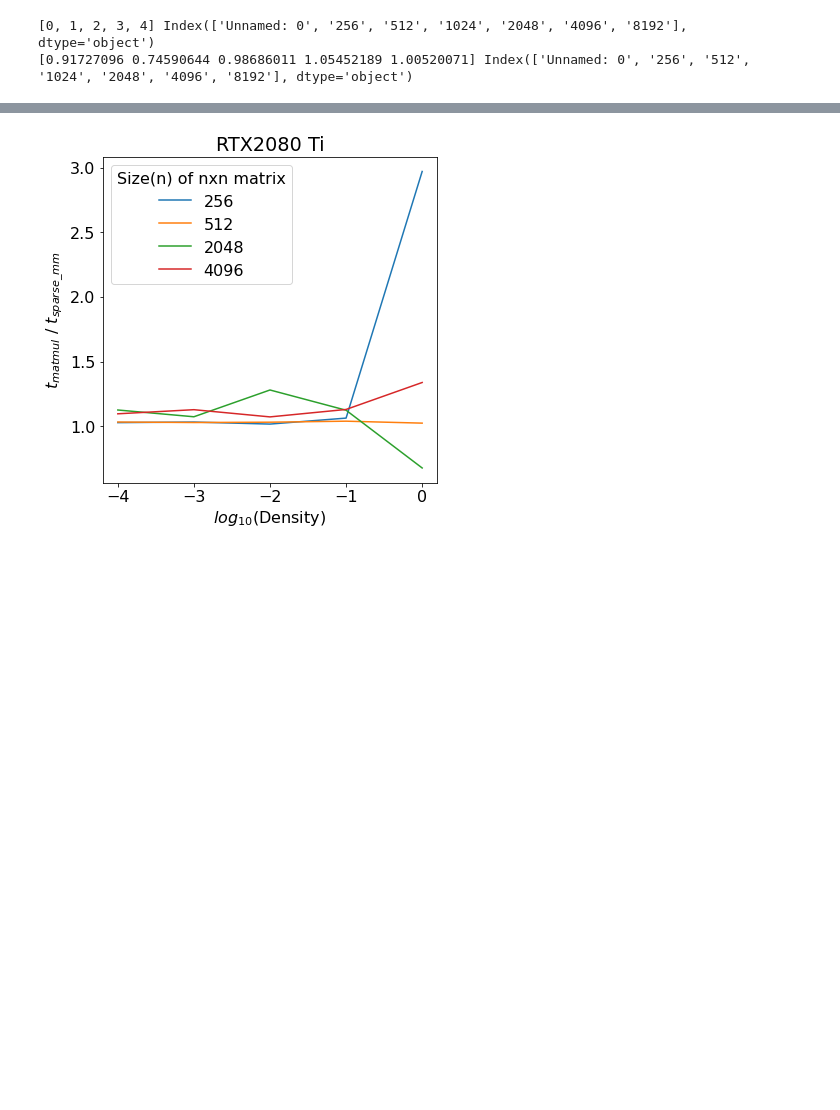
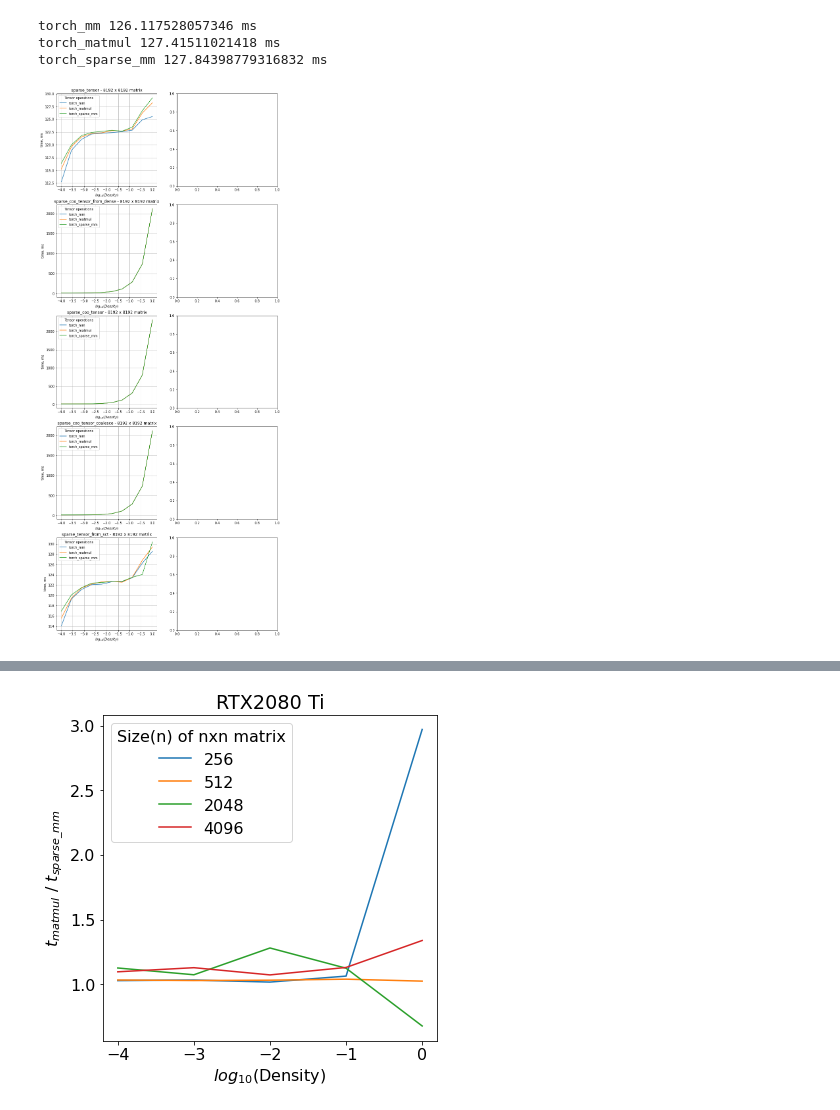
Before and after one commit to ftmtk/playground, a Jupyter notebook: test_pytorch_sparse_visualization.ipynb, the cells around one changed output, grey strips where cells are left out. Saved outputs shown, nothing was run; the diff lists cells and outputs as text; code cells hidden in the pictures; blank space fills up the shorter version.

Commit message:
Experiment different tensor initialising methods

```diff
--- a/test_pytorch_sparse_visualization.ipynb
+++ b/test_pytorch_sparse_visualization.ipynb
@@ -10,6 +6,46 @@ df_dvs_cpu = pd.read_csv(paths[1])
-# %%
-print(list(map(int , list(df_dvs_cpu.index))), df_dvs_cpu.columns)
-print(df_dvs_cpu.iloc[:]['256'].values, df_dvs_cpu.columns)
-# %% [output]
-[0, 1, 2, 3, 4] Index(['Unnamed: 0', '256', '512', '1024', '2048', '4096', '8192'], dtype='object')
-[0.91727096 0.74590644 0.98686011 1.05452189 1.00520071] Index(['Unnamed: 0', '256', '512', '1024', '2048', '4096', '8192'], dtype='object')
+# %%
+dict_results = None
+filename = 'test_sparse_matrix_gpu_sizes8192.json'
+with open(filename, 'r') as fp:
+    dict_results = json.load(fp)
+# %%
+for key, itms in dict_results.items():
+    mean = np.mean(list(map(float, itms['dense_tensor']['8192'].values())))*1000
+    print(key, mean, 'ms')
+# %% [output]
+torch_mm 126.117528057346 ms
+torch_matmul 127.41511021418 ms
+torch_sparse_mm 127.84398779316832 ms
+# %%
+def _plot_comp_tensormethods_vs_sizes_accross_tensorops(dict_results):
+    tensor_ops = list(dict_results.keys())
+    tensor_methods = list(dict_results[tensor_ops[0]].keys())
+    sizes = list(dict_results[tensor_ops[0]][tensor_methods[0]].keys())
+    densities = list(dict_results[tensor_ops[0]][tensor_methods[0]][sizes[0]].keys())
+
+    ref_name = 'dense_tensor'
+    tensor_methods.remove(ref_name)
+
+    nrows, ncols = len(tensor_methods), len(sizes) + 1
+    fig, axes = plt.subplots(nrows, ncols, figsize=(ncols*6, nrows*6))
+
+    for r, method in enumerate(tensor_methods):
+        for c, size in enumerate(sorted(sizes)):
+            for op in tensor_ops:
+                xvals = np.log10(list(map(float, densities)))
+                yvals = np.array(list(map(float, dict_results[op][method][size].values())))
+                # yvals = (ref_vals / yvals - 1) * 100
+                yvals = yvals * 1000
+                axes[r][c].plot(xvals, yvals, label=str(op))
+
+            axes[r][c].legend(title='Tensor operations')
+            axes[r][c].set_title(f'{method} - {size} x {size} matrix')
+            axes[r][c].set_xlabel(r'$log_{10}(Density)$')
+            axes[r][c].set_ylabel(f'time, ms')
+            axes[r][c].grid()
+    return fig, axes
+
+fig, axes = _plot_comp_tensormethods_vs_sizes_accross_tensorops(dict_results)
+fig.savefig(f'{filename.split(".")[0]}_methods_vs_sizes_accross_ops.png')
+# %% [output]
+[figure, added]
```
Also changed, not shown: parts of 3 cells of this notebook, 1 other file.
